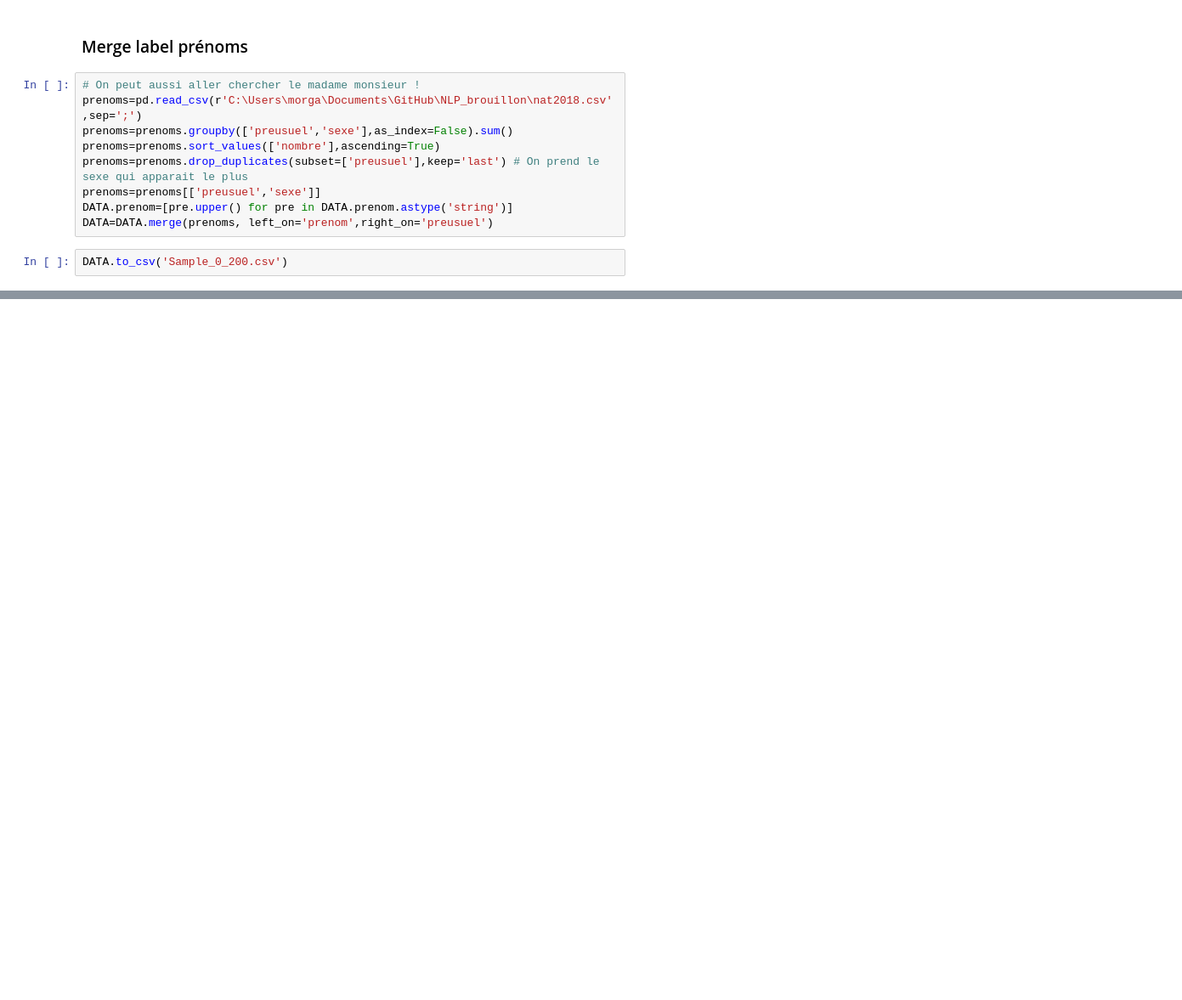
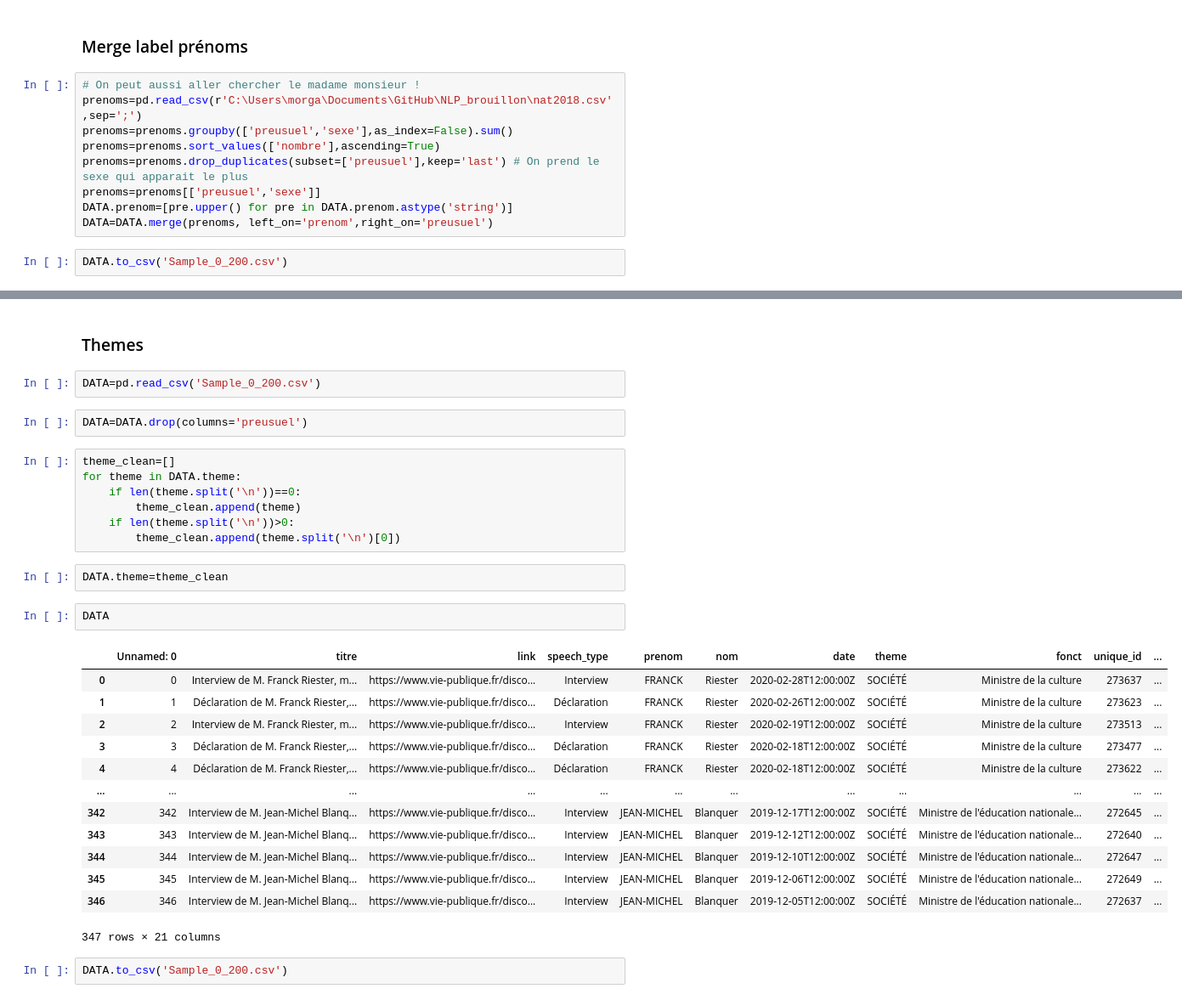
Before and after one commit to pihk94/NLP_brouillon, a Jupyter notebook: ESSAI_SCRAP.ipynb, the cells around one changed output, grey strips where cells are left out. Shown at 85% size. Saved outputs shown, nothing was run; the diff lists cells and outputs as text; blank space fills up the shorter version.

```diff
--- a/ESSAI_SCRAP.ipynb
+++ b/ESSAI_SCRAP.ipynb
@@ -907,0 +469,33 @@ pyLDAvis.display(lda_display)
+# %% [markdown]
+### Themes
+# %%
+DATA=pd.read_csv('Sample_0_200.csv')
+# %%
+DATA=DATA.drop(columns='preusuel')
+# %%
+theme_clean=[]
+for theme in DATA.theme:
+    if len(theme.split('\n'))==0:
+        theme_clean.append(theme)
+    if len(theme.split('\n'))>0:
+        theme_clean.append(theme.split('\n')[0])
+# %%
+DATA.theme=theme_clean
+# %%
+DATA
+# %% [output]
+|  | Unnamed: 0 | titre | link | speech_type | prenom | nom | date | theme | fonct | unique_id | ... |
+| 0 | 0 | Interview de M. Franck Riester, m... | https://www.vie-publique.fr/disco... | Interview | FRANCK | Riester | 2020-02-28T12:00:00Z | SOCIÉTÉ | Ministre de la culture | 273637 | ... |
+| 1 | 1 | Déclaration de M. Franck Riester,... | https://www.vie-publique.fr/disco... | Déclaration | FRANCK | Riester | 2020-02-26T12:00:00Z | SOCIÉTÉ | Ministre de la culture | 273623 | ... |
+| 2 | 2 | Interview de M. Franck Riester, m... | https://www.vie-publique.fr/disco... | Interview | FRANCK | Riester | 2020-02-19T12:00:00Z | SOCIÉTÉ | Ministre de la culture | 273513 | ... |
+| 3 | 3 | Déclaration de M. Franck Riester,... | https://www.vie-publique.fr/disco... | Déclaration | FRANCK | Riester | 2020-02-18T12:00:00Z | SOCIÉTÉ | Ministre de la culture | 273477 | ... |
+| 4 | 4 | Déclaration de M. Franck Riester,... | https://www.vie-publique.fr/disco... | Déclaration | FRANCK | Riester | 2020-02-18T12:00:00Z | SOCIÉTÉ | Ministre de la culture | 273622 | ... |
+| ... | ... | ... | ... | ... | ... | ... | ... | ... | ... | ... | ... |
+| 342 | 342 | Interview de M. Jean-Michel Blanq... | https://www.vie-publique.fr/disco... | Interview | JEAN-MICHEL | Blanquer | 2019-12-17T12:00:00Z | SOCIÉTÉ | Ministre de l'éducation nationale... | 272645 | ... |
+| 343 | 343 | Interview de M. Jean-Michel Blanq... | https://www.vie-publique.fr/disco... | Interview | JEAN-MICHEL | Blanquer | 2019-12-12T12:00:00Z | SOCIÉTÉ | Ministre de l'éducation nationale... | 272640 | ... |
+| 344 | 344 | Interview de M. Jean-Michel Blanq... | https://www.vie-publique.fr/disco... | Interview | JEAN-MICHEL | Blanquer | 2019-12-10T12:00:00Z | SOCIÉTÉ | Ministre de l'éducation nationale... | 272647 | ... |
+| 345 | 345 | Interview de M. Jean-Michel Blanq... | https://www.vie-publique.fr/disco... | Interview | JEAN-MICHEL | Blanquer | 2019-12-06T12:00:00Z | SOCIÉTÉ | Ministre de l'éducation nationale... | 272649 | ... |
+| 346 | 346 | Interview de M. Jean-Michel Blanq... | https://www.vie-publique.fr/disco... | Interview | JEAN-MICHEL | Blanquer | 2019-12-05T12:00:00Z | SOCIÉTÉ | Ministre de l'éducation nationale... | 272637 | ... |
+347 rows × 21 columns
+# %%
+DATA.to_csv('Sample_0_200.csv')
```
Also changed, not shown: parts of 56 cells of this notebook, 8 other files.
